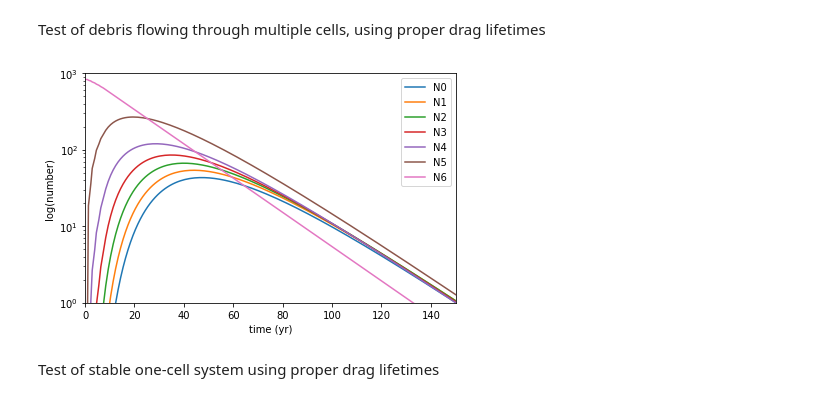
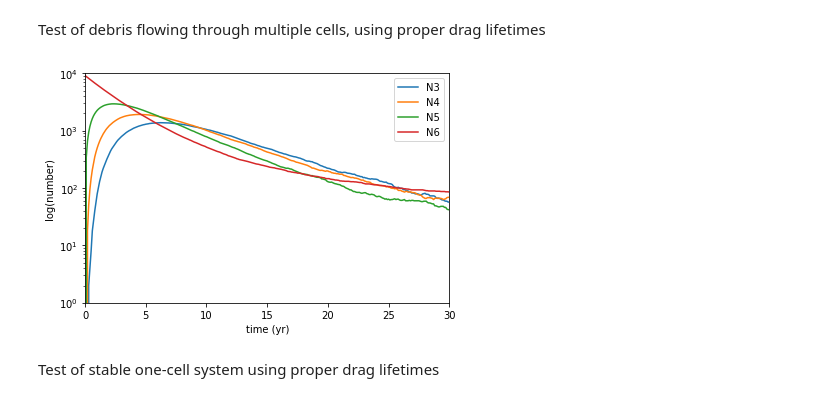
Before and after one commit to JustinLaw-D/debris-simulations, a Jupyter notebook: NCell_sims.ipynb, the cells around one changed output. Cells and saved outputs as stored; diff of their text form; code cells hidden in the pictures.

```diff
--- a/NCell_sims.ipynb
+++ b/NCell_sims.ipynb
@@ -9,10 +9,10 @@ dh = 25 # height of band (km)
 V = 4*np.pi*dh*(R+alt)**2 # volume of band
 S_i = 0
 D_i = 0
-N_i = 2.5e-8*V
+N_i = int(2.5e-8*V)
 lam = 2000
 T = 100
-def drag_lifetime(_a, _b):
+def drag_lifetime(_a, _b, _c):
     return 5
 atmosphere = NCell(np.array([S_i]), np.array([D_i]), np.array([N_i]), np.array([alt]),
                 np.array([dh]), np.array([lam]), drag_lifetime)
@@ -59,10 +59,10 @@ dh = 25 # height of bands (km)
 V1, V2 = 4*np.pi*dh*(R+alt1)**2, 4*np.pi*dh*(R+alt2)**2 # volume of bands
 S_i = 0
 D_i = 0
-N_i1, N_i2 = 2.5e-5*V1, 2.5e-5*V2
+N_i1, N_i2 = int(2.5e-5*V1), int(2.5e-5*V2)
 lam = 0
-T = 30
-def drag_lifetime(_a, _b):
+T = 50
+def drag_lifetime(_a, _b, _c):
     return 5
 atmosphere = NCell(np.array([S_i, S_i]), np.array([D_i, D_i]), np.array([N_i1, N_i2]), np.array([alt1, alt2]),
                 np.array([dh, dh]), np.array([lam, lam]), drag_lifetime)
@@ -99,36 +99,36 @@ alts = np.arange(600, 910, dh)
 V = 4*np.pi*dh*(R+alts)**2 # volume of band
 dhs = np.zeros(len(alts))
 dhs.fill(dh)
-S_i = np.zeros(len(alts))
-D_i = np.zeros(len(alts))
-N_i = np.zeros(len(alts))
-N_i[-1] = 2.5e-8*V[-1]
-lam = np.zeros(len(alts))
-T = 150
-def drag_lifetime_loc(hmax, hmin):
-    return drag_lifetime(hmax, hmin, 0, 0, a_over_m=(1/(20*2.2)), dt=100/(60*60*24*365.25), maxdt=0.1)
+S_i = np.zeros(len(alts), dtype=np.int64)
+D_i = np.zeros(len(alts), dtype=np.int64)
+N_i = np.zeros(len(alts), dtype=np.int64)
+N_i[-1] = int(2.5e-8*V[-1])
+lam = np.zeros(len(alts), dtype=np.int64)
+T = 30
+def drag_lifetime_loc(hmax, hmin, a_over_m):
+    return drag_lifetime(hmax, hmin, 0, 0, a_over_m=a_over_m, dt=100/(60*60*24*365.25), maxdt=0.1)
 atmosphere = NCell(S_i, D_i, N_i, alts, dhs, lam, drag_lifetime_loc)
 # %%
-atmosphere.run_sim_precor(T, tolerance=0.05, upper=False)
+atmosphere.run_sim(T, upper=False, dt=0.1)
 t = atmosphere.get_t()
 N = atmosphere.get_N()
 # %%
 import matplotlib.pyplot as plt
 
 fig, ax1 = plt.subplots()
 ax1.set_xlabel('time (yr)')
 ax1.set_ylabel('log(number)')
 ax1.set_yscale('log')
-for i in range(len(N)):
+for i in range(3, len(N)):
     ax1.plot(t, N[i], label='N'+str(i))
-ax1.set_ylim(1, 1e3)
+ax1.set_ylim(1, 1e4)
 ax1.set_xlim(0,T)
 ax1.legend()
 
 fig.tight_layout()  # otherwise the right y-label is slightly clipped
 plt.show()
 # %% [output]
-[figure, old version]
+[figure, new version]
 # %% [markdown]
 Test of stable one-cell system using proper drag lifetimes
 # %%
```
Also changed, not shown: parts of 4 cells of this notebook, 3 other files.
